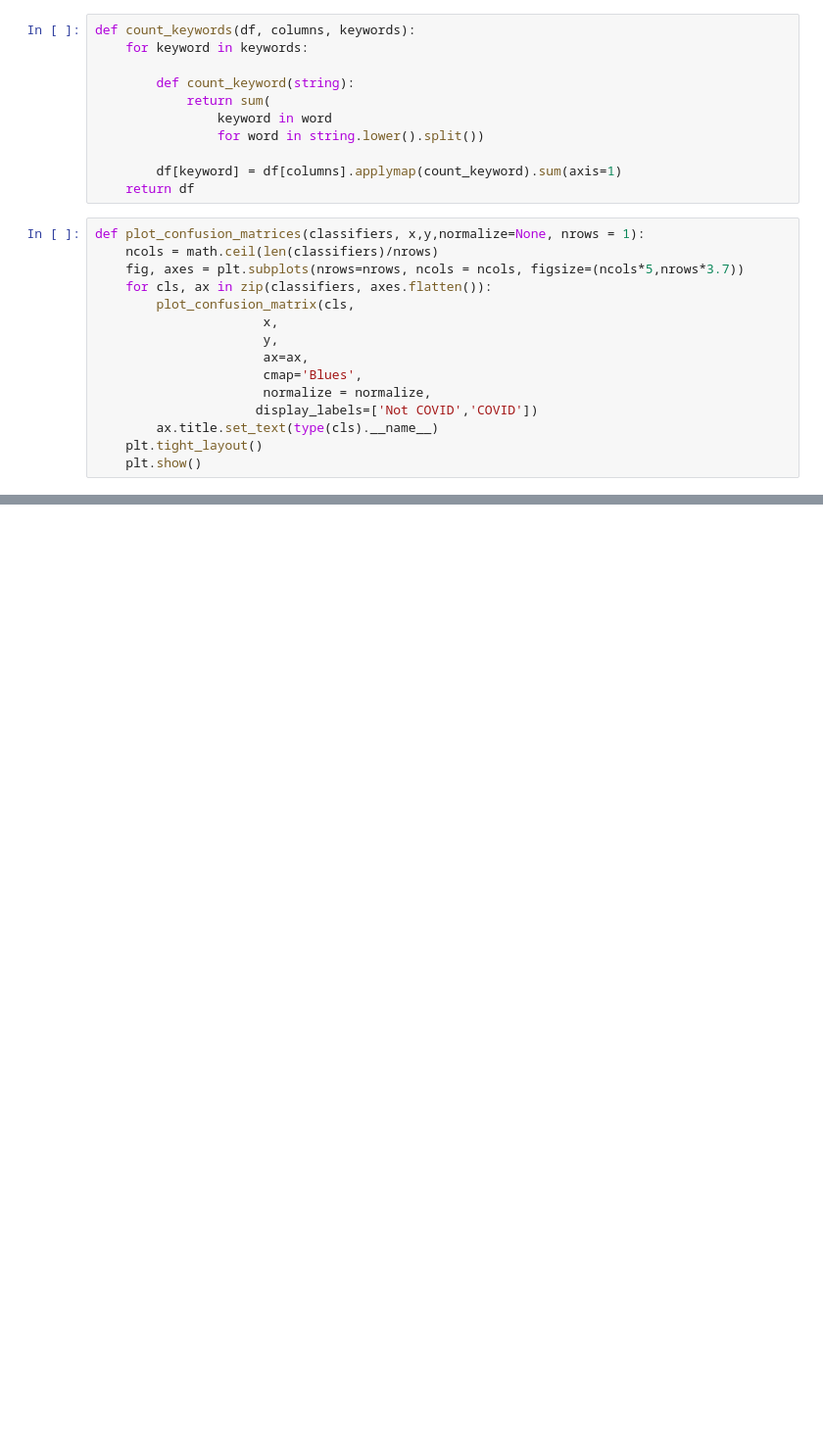
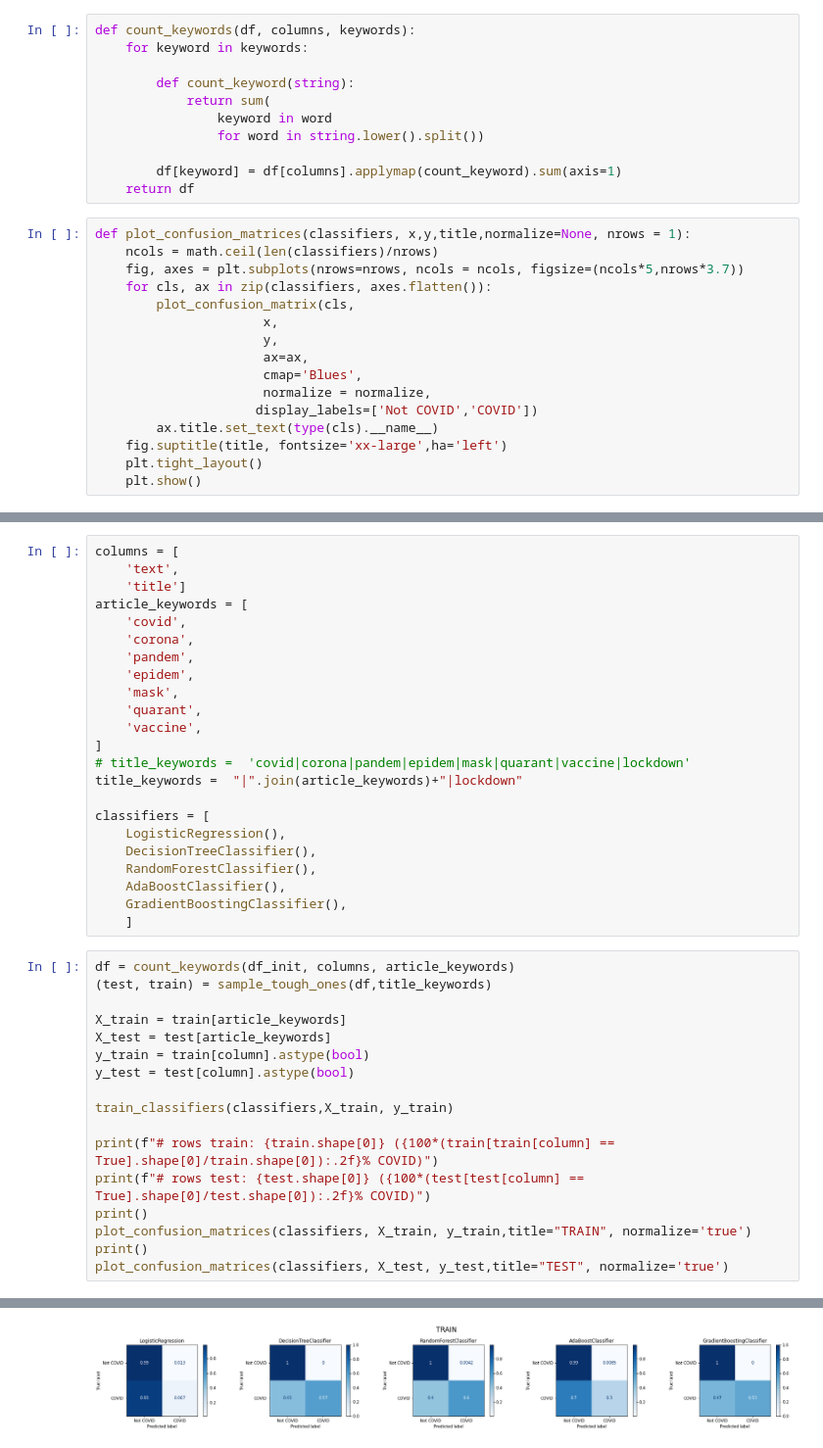
Before and after one commit to dylanbinley/coronavirus-map, a Jupyter notebook: example_code/logistic-regression.ipynb, the cells around one changed output, grey strips where cells are left out. Shown at 98% size. Cells and saved outputs as stored; diff of their text form; blank space fills up the shorter version.

```diff
--- a/example_code/logistic-regression.ipynb
+++ b/example_code/logistic-regression.ipynb
@@ -60,7 +66,7 @@ def count_keywords(df, columns, keywords):
         df[keyword] = df[columns].applymap(count_keyword).sum(axis=1)
     return df
 # %%
-def plot_confusion_matrices(classifiers, x,y,normalize=None, nrows = 1):
+def plot_confusion_matrices(classifiers, x,y,title,normalize=None, nrows = 1):
     ncols = math.ceil(len(classifiers)/nrows)
     fig, axes = plt.subplots(nrows=nrows, ncols = ncols, figsize=(ncols*5,nrows*3.7))
     for cls, ax in zip(classifiers, axes.flatten()):
@@ -72,5 +78,6 @@ def plot_confusion_matrices(classifiers, x,y,normalize=None, nrows = 1):
                       normalize = normalize,
                      display_labels=['Not COVID','COVID'])
         ax.title.set_text(type(cls).__name__)
+    fig.suptitle(title, fontsize='xx-large',ha='left')
     plt.tight_layout()
     plt.show()
@@ -110,0 +128,41 @@ for cls in classifiers:
+# %%
+columns = [
+    'text',
+    'title']
+article_keywords = [
+    'covid',
+    'corona',
+    'pandem',
+    'epidem',
+    'mask',
+    'quarant',
+    'vaccine',
+]
+# title_keywords =  'covid|corona|pandem|epidem|mask|quarant|vaccine|lockdown'
+title_keywords =  "|".join(article_keywords)+"|lockdown"
+
+classifiers = [
+    LogisticRegression(),
+    DecisionTreeClassifier(),
+    RandomForestClassifier(),
+    AdaBoostClassifier(),
+    GradientBoostingClassifier(),
+    ]
+# %%
+df = count_keywords(df_init, columns, article_keywords)
+(test, train) = sample_tough_ones(df,title_keywords)
+
+X_train = train[article_keywords]
+X_test = test[article_keywords]
+y_train = train[column].astype(bool)
+y_test = test[column].astype(bool)
+
+train_classifiers(classifiers,X_train, y_train)
+
+print(f"# rows train: {train.shape[0]} ({100*(train[train[column] == True].shape[0]/train.shape[0]):.2f}% COVID)")
+print(f"# rows test: {test.shape[0]} ({100*(test[test[column] == True].shape[0]/test.shape[0]):.2f}% COVID)")
+print()
+plot_confusion_matrices(classifiers, X_train, y_train,title="TRAIN", normalize='true')
+print()
+plot_confusion_matrices(classifiers, X_test, y_test,title="TEST", normalize='true')
+# %% [output]
@@ -110,0 +171 @@ for cls in classifiers:
+[figure, added]
```
Also changed, not shown: parts of 26 cells of this notebook.
